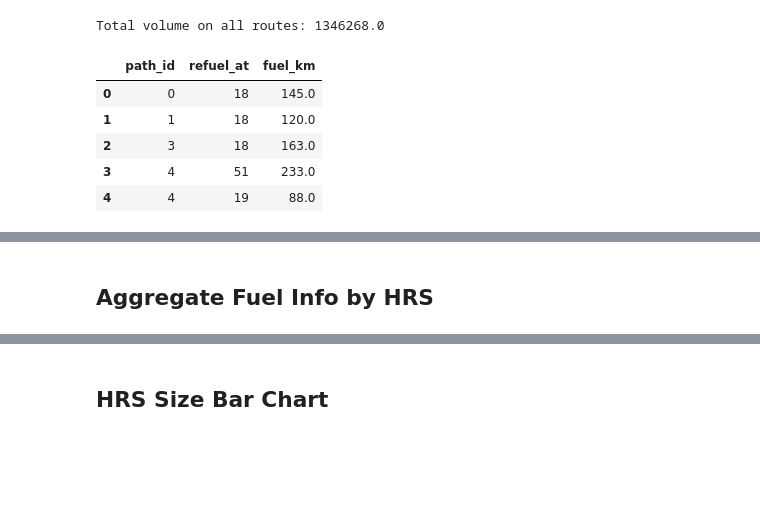
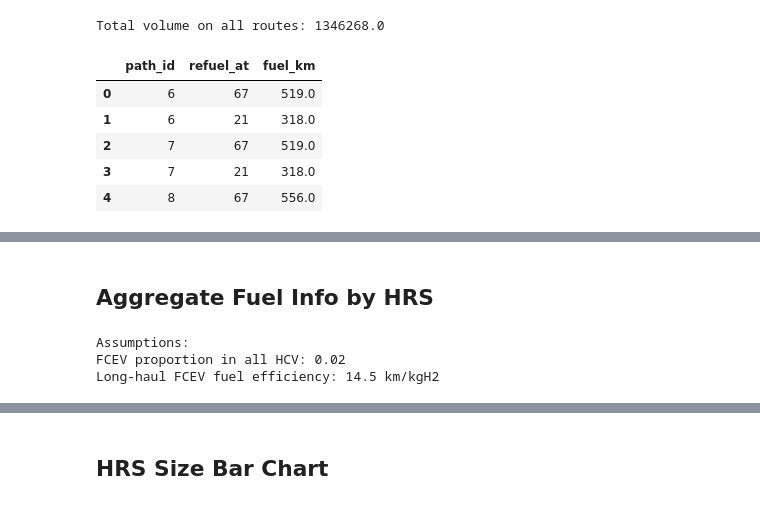
Before and after one commit to ligz08/CHIP-MDHD, a Jupyter notebook: LongHaul_module/scripts/05 HRS Size Estimate.ipynb, the cells around one changed output, grey strips where cells are left out. Saved outputs shown, nothing was run; the diff lists cells and outputs as text; code cells hidden in the pictures; blank space fills up the shorter version.

```diff
--- a/LongHaul_module/scripts/05 HRS Size Estimate.ipynb
+++ b/LongHaul_module/scripts/05 HRS Size Estimate.ipynb
@@ -26,15 +26,15 @@ print('Total volume on all routes:', routes['volume'].sum())
 | 4 | 4 | 25 | 13 | 245.0 | 4 |
 Total volume on all routes: 1346268.0
 # %%
-Path_fuel_info = pd.read_csv(os.path.join(SCRATCH_FOLDER, 'Paths_fuel_km.csv'))
+Path_fuel_info = pd.read_csv(os.path.join(OUTPUT_FOLDER, 'Paths_fuel_km.csv'))
 Path_fuel_info.head()
 # %% [output]
 |  | path_id | refuel_at | fuel_km |
-| 0 | 0 | 18 | 145.0 |
-| 1 | 1 | 18 | 120.0 |
-| 2 | 3 | 18 | 163.0 |
-| 3 | 4 | 51 | 233.0 |
-| 4 | 4 | 19 | 88.0 |
+| 0 | 6 | 67 | 519.0 |
+| 1 | 6 | 21 | 318.0 |
+| 2 | 7 | 67 | 519.0 |
+| 3 | 7 | 21 | 318.0 |
+| 4 | 8 | 67 | 556.0 |
 # %%
 Nodes_info = pd.read_csv(os.path.join(SCRATCH_FOLDER, 'Nodes_info.csv'))
 Nodes_info.head()
@@ -47,6 +47,14 @@ Nodes_info.head()
 | 4 | 5 | SMF | -121.593640 | 38.671090 | 1 | Sacramento County | Sacramento | 34 |
 # %% [markdown]
 ## Aggregate Fuel Info by HRS
+# %%
+print('Assumptions:')
+print('FCEV proportion in all HCV:', FCEV_VOLUME_PROPORTION_IN_HCV)
+print('Long-haul FCEV fuel efficiency:', LH_FCEV_KMPkgH2, 'km/kgH2')
+# %% [output]
+Assumptions:
+FCEV proportion in all HCV: 0.02
+Long-haul FCEV fuel efficiency: 14.5 km/kgH2
 # %%
 path_fuel = pd.merge(Path_fuel_info, routes, how='left', on='path_id')
 # path_fuel['fuel_mile'] = path_fuel['fuel_km']/1.609
```
Also changed, not shown: parts of 5 cells of this notebook, 27 other files.
